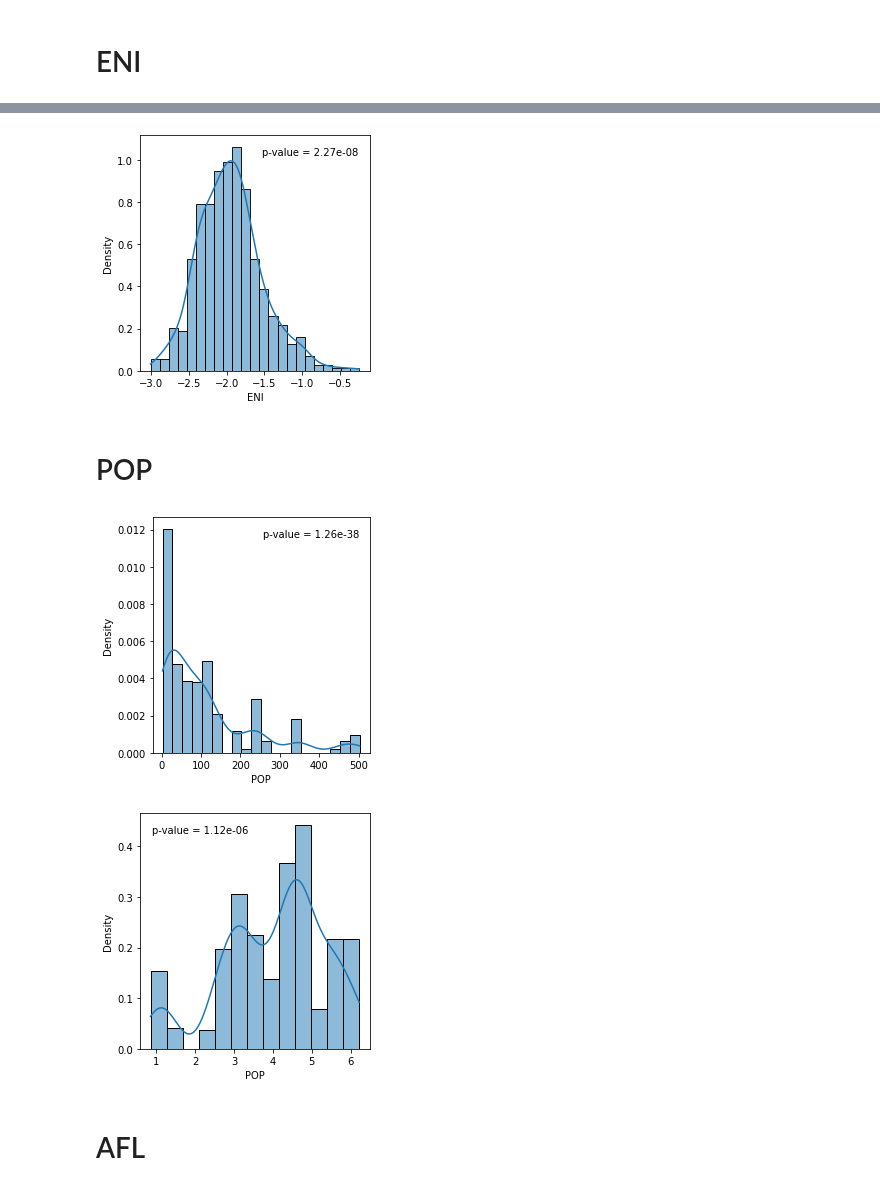
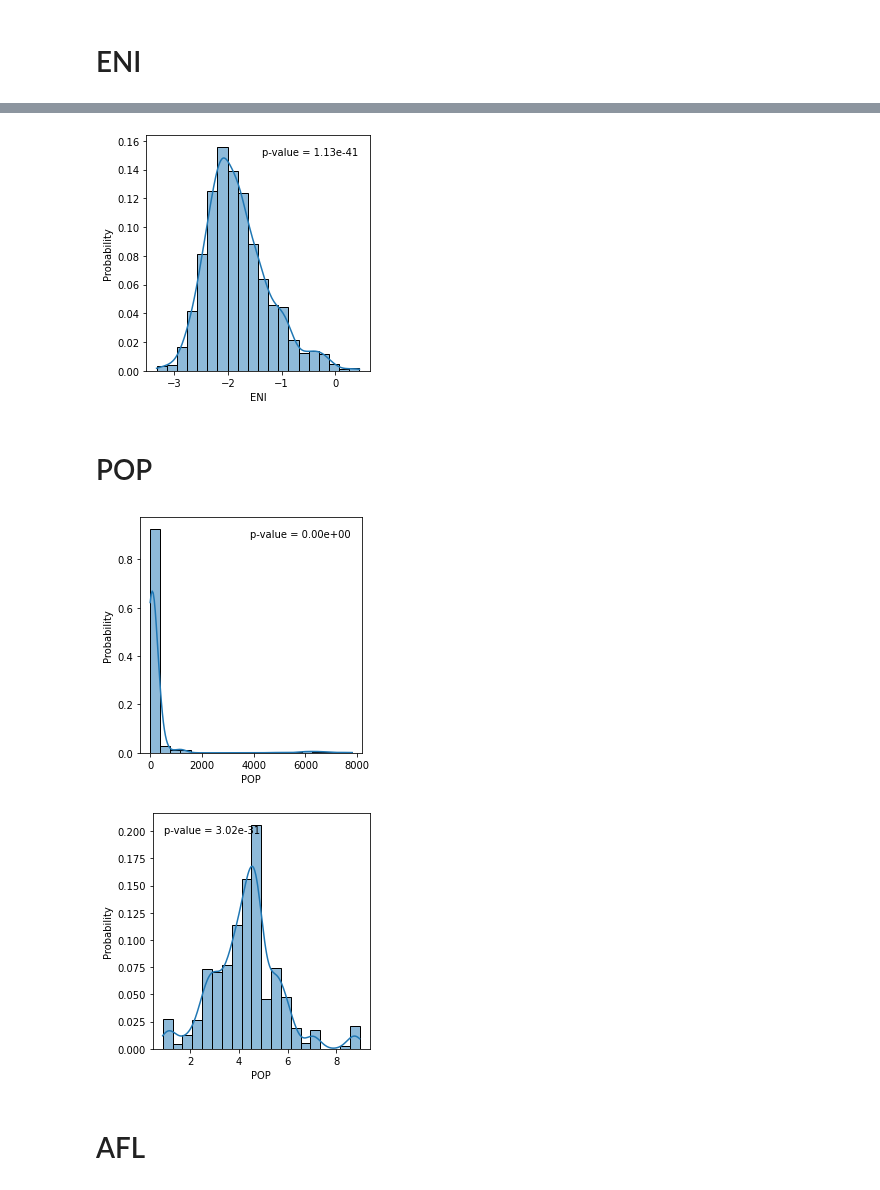
Before and after one commit to drakesiard/em-2020, a Jupyter notebook: analysis/D1_data_analysis.ipynb, the cells around one changed output, grey strips where cells are left out. Drawn from its saved outputs; the diff is of its cells as text; code cells hidden in the pictures.

```diff
--- a/analysis/D1_data_analysis.ipynb
+++ b/analysis/D1_data_analysis.ipynb
@@ -17,10 +17,12 @@ save_fig = partial(util.save_fig, save=True)
 # %%
 dataset_raw = pd.read_csv(util.DATASET_SUBSET).set_index(['Country Code', 'Year'])
 dataset = dataset_raw.copy()
+dataset_raw_all = pd.read_csv(util.DATASET_ALL).set_index(['Country Code', 'Year'])
+dataset_all = dataset_raw_all.copy()
 # %%
 def distplot(x, align='right', **kwargs):
     plt.figure(figsize=(4, 4))
-    sns.histplot(x, kde=True, stat='density', **kwargs)
+    sns.histplot(x, kde=True, stat='probability', bins=20, **kwargs)
     pval = scipy.stats.normaltest(x, nan_policy='omit').pvalue
     x, ha = (0.95, 'right') if align == 'right' else (0.05, 'left')
     plt.annotate('p-value = {:.2e}'.format(pval), xy=(x, 0.95),
@@ -36,22 +38,26 @@ save_fig('distplot_ENI.pdf')
 # %%
 dataset['ENI'] = np.log(dataset_raw['ENI'])
+dataset_all['ENI'] = np.log(dataset_raw_all['ENI'])
+
 distplot(dataset['ENI'])
 save_fig('distplot_lnENI.pdf')
 # %% [output]
-[figure, old version]
+[figure, new version]
 # %% [markdown]
 # POP
 # %%
 distplot(dataset_raw['POP'])
 save_fig('distplot_POP.pdf')
 # %% [output]
-[figure, old version]
+[figure, new version]
 # %%
 dataset['POP'] = np.log(dataset_raw['POP'])
+dataset_all['POP'] = np.log(dataset_raw_all['POP'])
+
 distplot(dataset['POP'], align='left')
 save_fig('distplot_lnPOP.pdf')
 # %% [output]
-[figure, old version]
+[figure, new version]
 # %% [markdown]
 # AFL
 # %%
```
Also changed, not shown: parts of 14 cells of this notebook, 10 other files.
